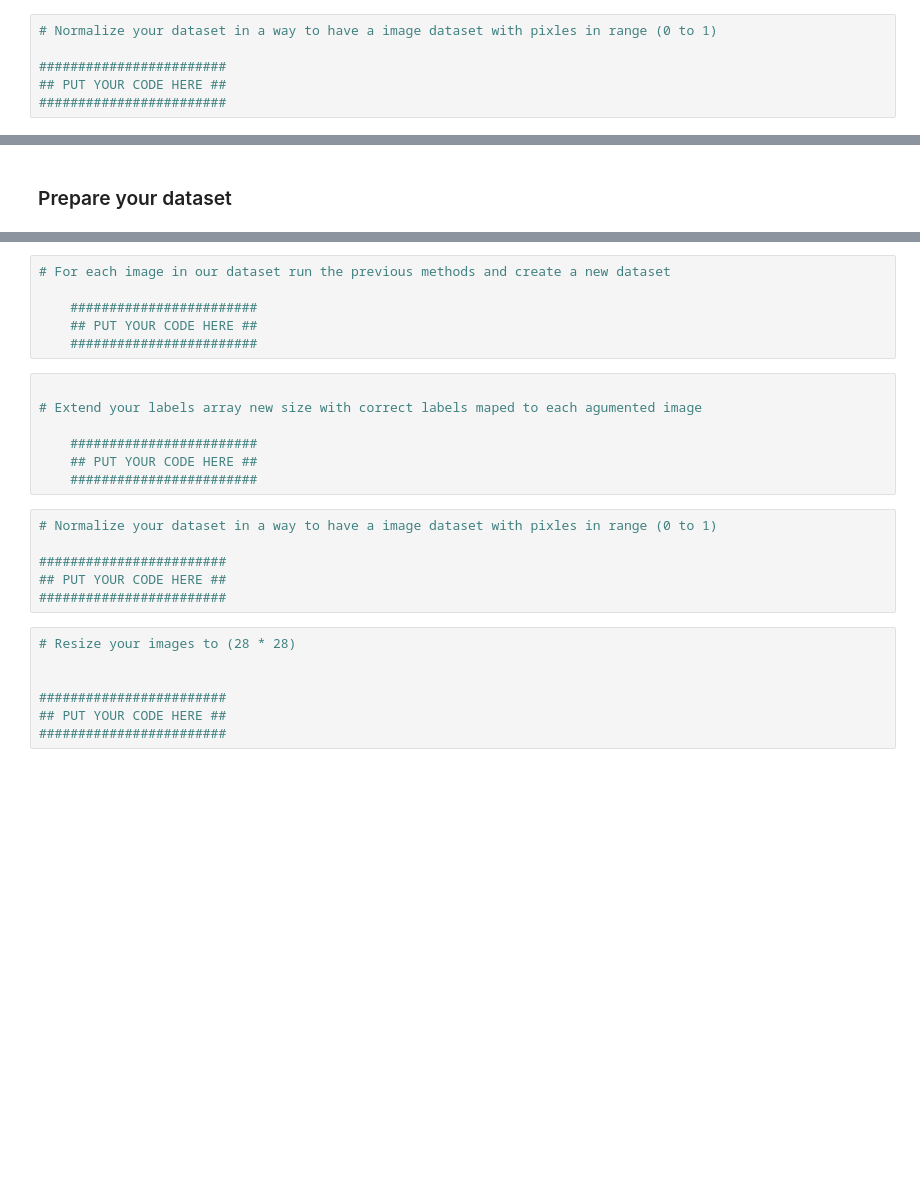
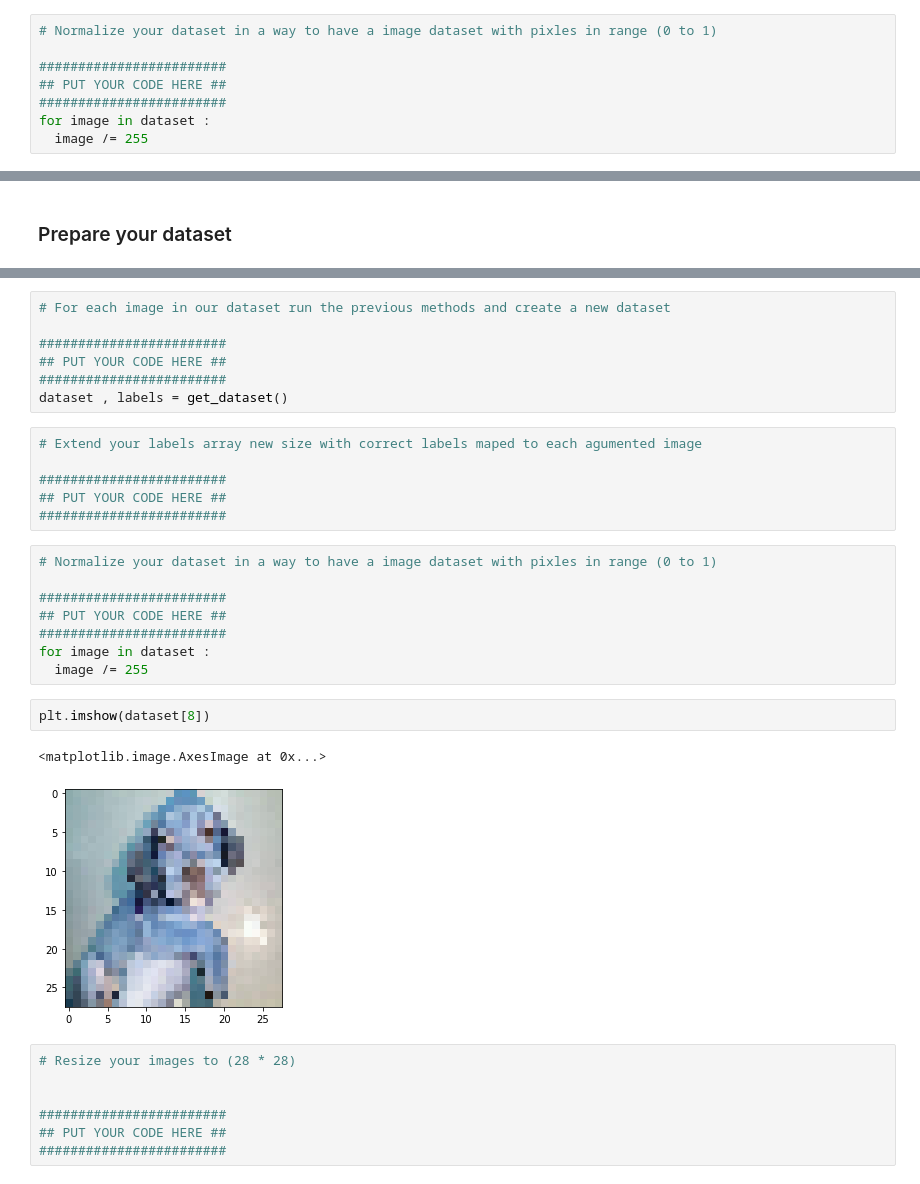
Before and after one commit to parsaeisa/Deep_learning_course, a Jupyter notebook: 3rd/DataAug.ipynb, the cells around one changed output, grey strips where cells are left out. Drawn from its saved outputs; the diff is of its cells as text; blank space fills up the shorter version.

```diff
--- a/3rd/DataAug.ipynb
+++ b/3rd/DataAug.ipynb
@@ -29,6 +79,8 @@ import random
 ########################
 ## PUT YOUR CODE HERE ##
 ########################
+for image in dataset :
+  image /= 255
 # %%
 # Resize your images to (28 * 28)
 
@@ -323,22 +535,29 @@ def vertical_flip(img):
 # %%
 # For each image in our dataset run the previous methods and create a new dataset
 
-    ########################
-    ## PUT YOUR CODE HERE ##
-    ########################
+########################
+## PUT YOUR CODE HERE ##
+########################
+dataset , labels = get_dataset()
 # %%
-
 # Extend your labels array new size with correct labels maped to each agumented image
 
-    ########################
-    ## PUT YOUR CODE HERE ##
-    ########################
+########################
+## PUT YOUR CODE HERE ##
+########################
 # %%
 # Normalize your dataset in a way to have a image dataset with pixles in range (0 to 1)
 
 ########################
 ## PUT YOUR CODE HERE ##
 ########################
+for image in dataset :
+  image /= 255
+# %%
+plt.imshow(dataset[8])
+# %% [output]
+<matplotlib.image.AxesImage at 0x...>
+[figure, added]
 # %%
 # Resize your images to (28 * 28)
 
```
Also changed, not shown: parts of 21 cells of this notebook, 6 other files.
